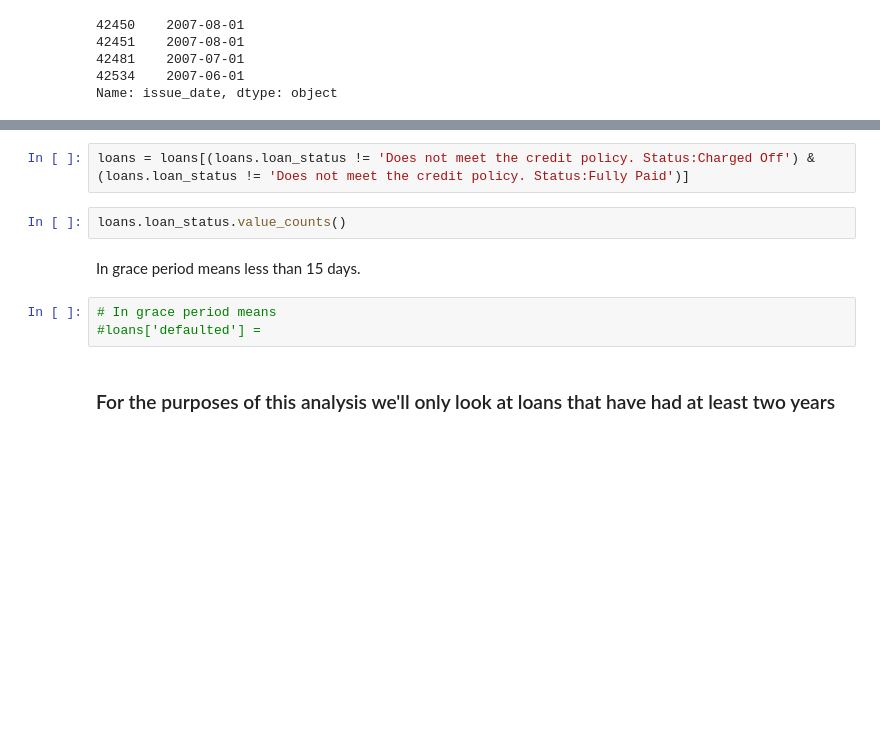
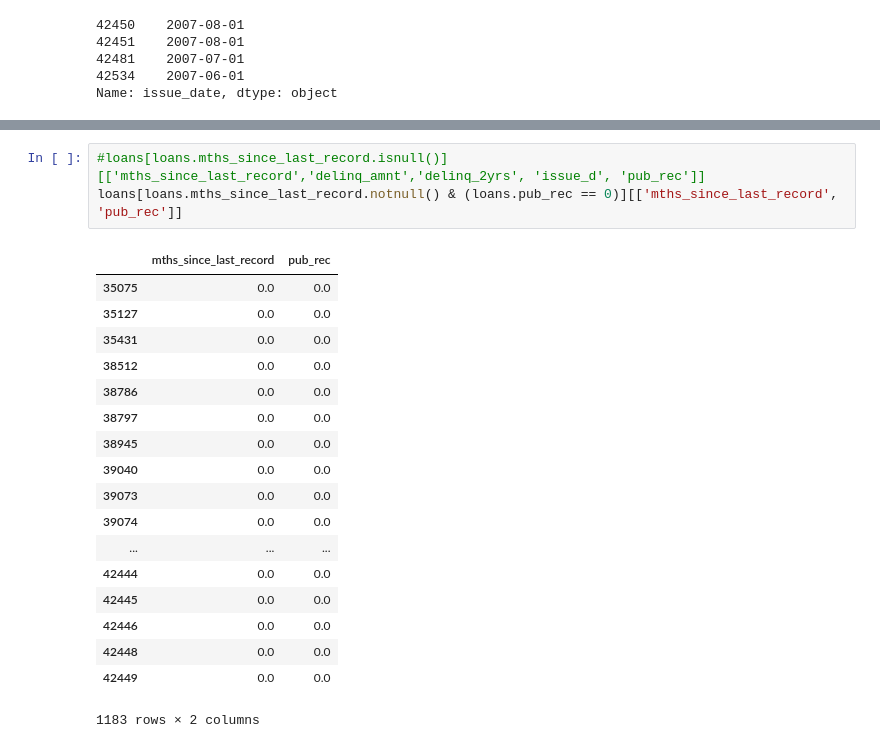
Before and after one commit to anishb/lending_club_analysis, a Jupyter notebook: Lending Club Analysis.ipynb, the cells around one changed output, grey strips where cells are left out. Saved outputs shown, nothing was run; the diff lists cells and outputs as text; blank space fills up the shorter version.

```diff
--- a/Lending Club Analysis.ipynb
+++ b/Lending Club Analysis.ipynb
@@ -386,11 +356,22 @@ loans.loan_status.value_counts()
-# %%
-loans = loans[(loans.loan_status != 'Does not meet the credit policy. Status:Charged Off') & (loans.loan_status != 'Does not meet the credit policy. Status:Fully Paid')]
-# %%
-loans.loan_status.value_counts()
-# %% [markdown]
-In grace period means less than 15 days.
-# %%
-# In grace period means
-#loans['defaulted'] =
-# %% [markdown]
-### For the purposes of this analysis we'll only look at loans that have had at least two years
+# %%
+#loans[loans.mths_since_last_record.isnull()][['mths_since_last_record','delinq_amnt','delinq_2yrs', 'issue_d', 'pub_rec']]
+loans[loans.mths_since_last_record.notnull() & (loans.pub_rec == 0)][['mths_since_last_record', 'pub_rec']]
+# %% [output]
+|  | mths_since_last_record | pub_rec |
+| 35075 | 0.0 | 0.0 |
+| 35127 | 0.0 | 0.0 |
+| 35431 | 0.0 | 0.0 |
+| 38512 | 0.0 | 0.0 |
+| 38786 | 0.0 | 0.0 |
+| 38797 | 0.0 | 0.0 |
+| 38945 | 0.0 | 0.0 |
+| 39040 | 0.0 | 0.0 |
+| 39073 | 0.0 | 0.0 |
+| 39074 | 0.0 | 0.0 |
+| ... | ... | ... |
+| 42444 | 0.0 | 0.0 |
+| 42445 | 0.0 | 0.0 |
+| 42446 | 0.0 | 0.0 |
+| 42448 | 0.0 | 0.0 |
+| 42449 | 0.0 | 0.0 |
+1183 rows × 2 columns
```
Also changed, not shown: parts of 32 cells of this notebook.
